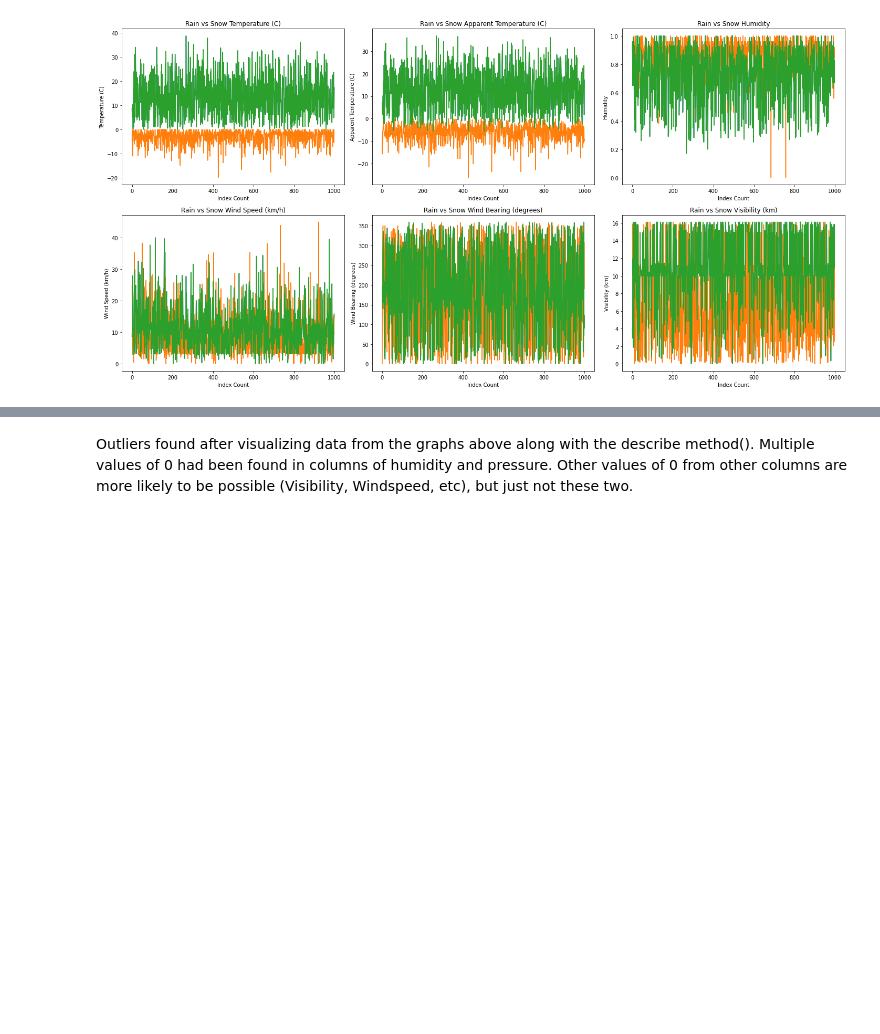
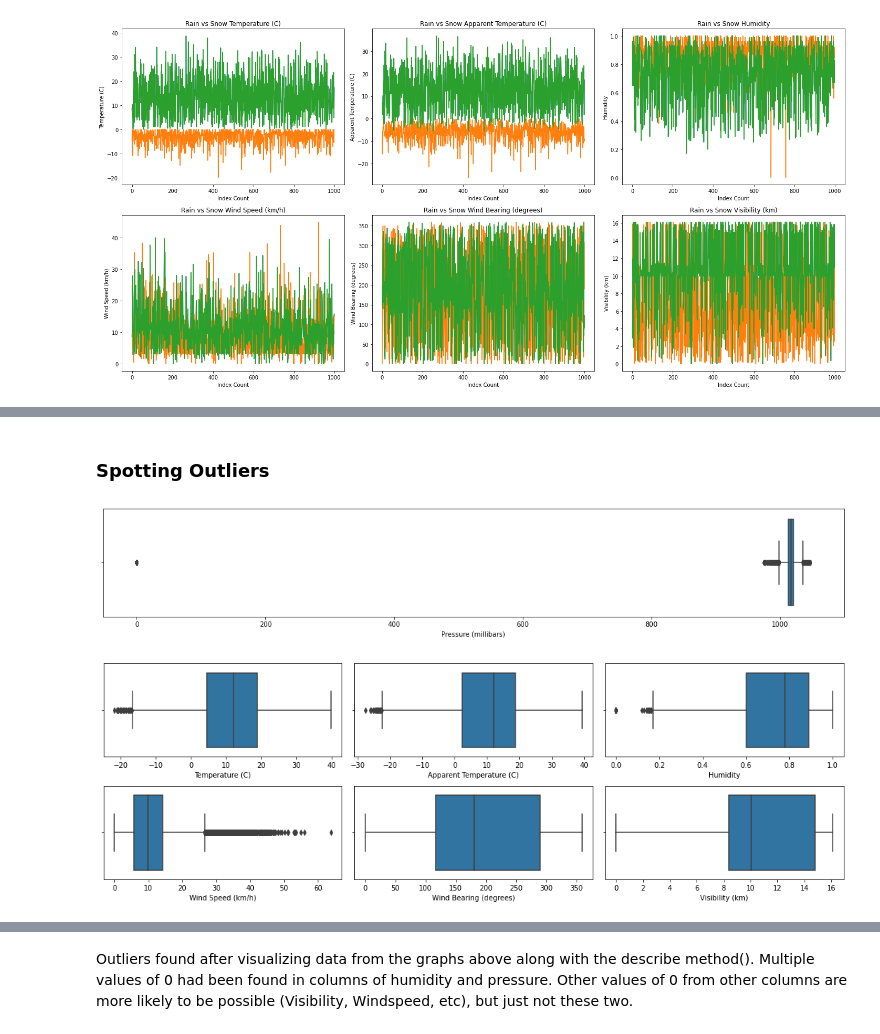
Before and after one commit to Scleepy/AI-Final-Project-DSC, a Jupyter notebook: Weather History Final Project.ipynb, the cells around one changed output, grey strips where cells are left out. Drawn from its saved outputs; the diff is of its cells as text; code cells hidden in the pictures; blank space fills up the shorter version.

```diff
--- a/Weather History Final Project.ipynb
+++ b/Weather History Final Project.ipynb
@@ -177,3 +163,21 @@ for label in label_list:
+# %% [markdown]
+### Spotting Outliers
+# %%
+plt.figure(figsize = (20, 3))
+sns.boxplot(x=weather_history[label_list[len(label_list) - 1]])
+
+fig, axes = plt.subplots(2, 3, figsize = (15, 5))
+index = 0
+
+for i in range (0, 2):
+    for j in range (0, 3):
+        sns.boxplot(ax = axes[i, j], x=weather_history[label_list[index]])
+        index += 1
+
+fig.tight_layout()
+# %% [output]
+[figure, added]
+[figure, added]
 # %%
 weather_history.describe()
 # %% [output]
```
Also changed, not shown: parts of 8 cells of this notebook.
